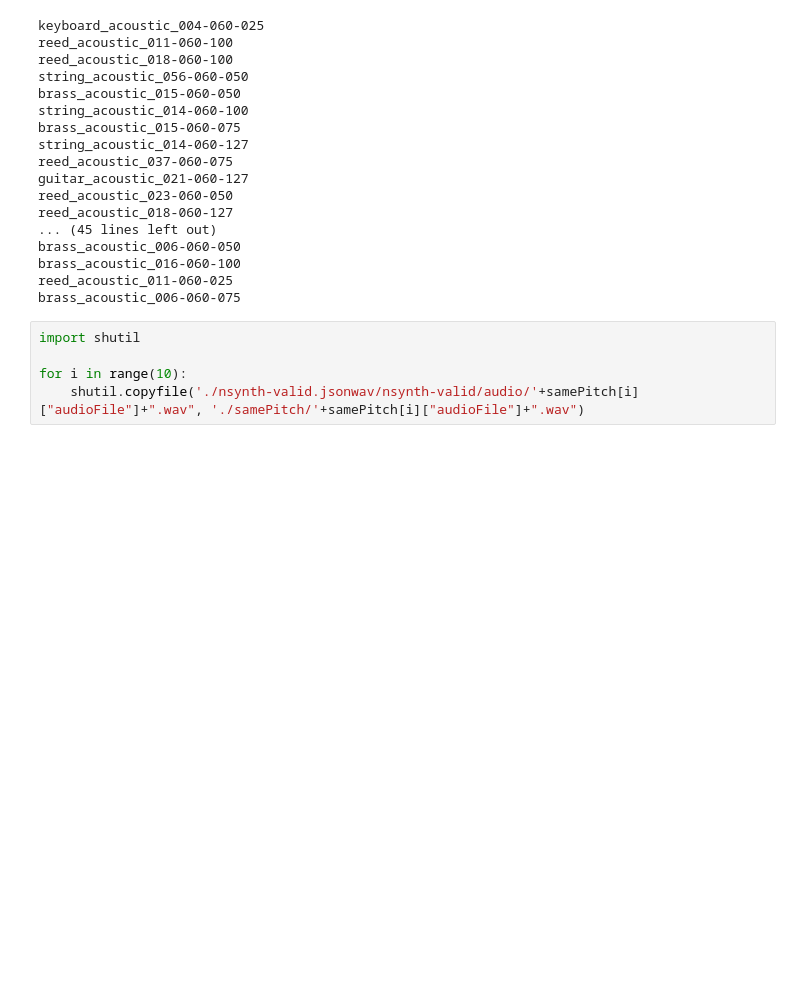
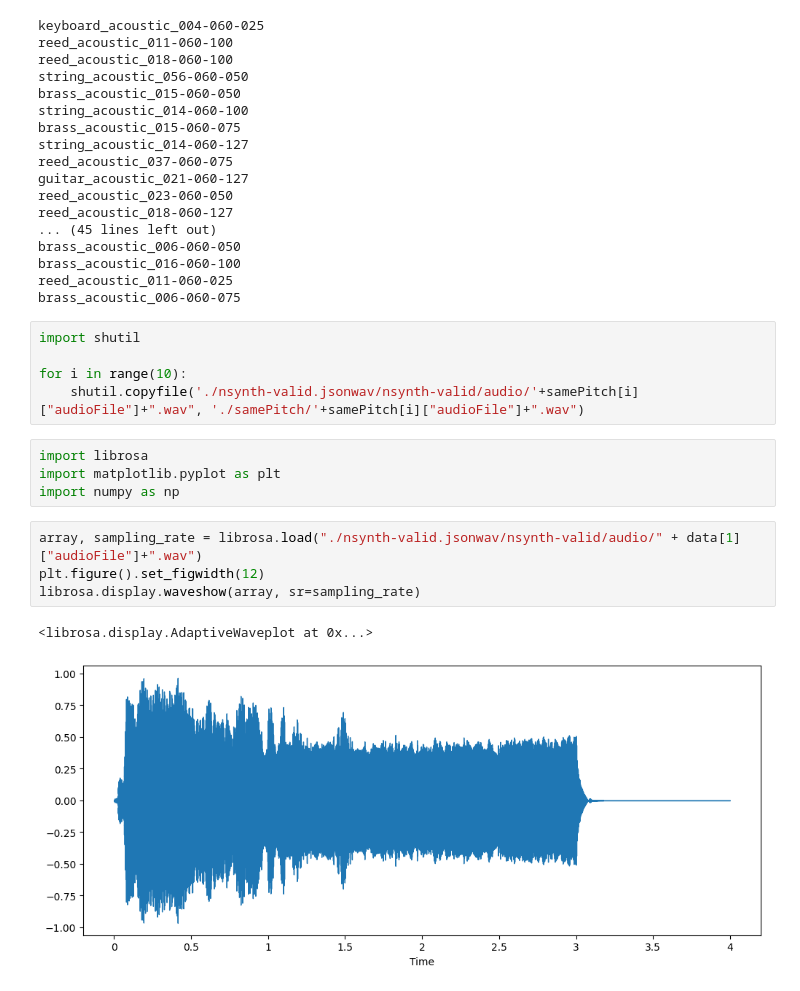
Before and after one commit to pchitiveli/dootdoot, a Jupyter notebook: getData.ipynb, the cells around one changed output. Saved outputs shown, nothing was run; the diff lists cells and outputs as text; blank space fills up the shorter version.

```diff
--- a/getData.ipynb
+++ b/getData.ipynb
@@ -79,3 +79,14 @@ import shutil
 
 for i in range(10):
     shutil.copyfile('./nsynth-valid.jsonwav/nsynth-valid/audio/'+samePitch[i]["audioFile"]+".wav", './samePitch/'+samePitch[i]["audioFile"]+".wav")
+# %%
+import librosa
+import matplotlib.pyplot as plt
+import numpy as np
+# %%
+array, sampling_rate = librosa.load("./nsynth-valid.jsonwav/nsynth-valid/audio/" + data[1]["audioFile"]+".wav")
+plt.figure().set_figwidth(12)
+librosa.display.waveshow(array, sr=sampling_rate)
+# %% [output]
+<librosa.display.AdaptiveWaveplot at 0x...>
+[figure, added]
```
Also changed, not shown: parts of 5 cells of this notebook, 2 other files.
